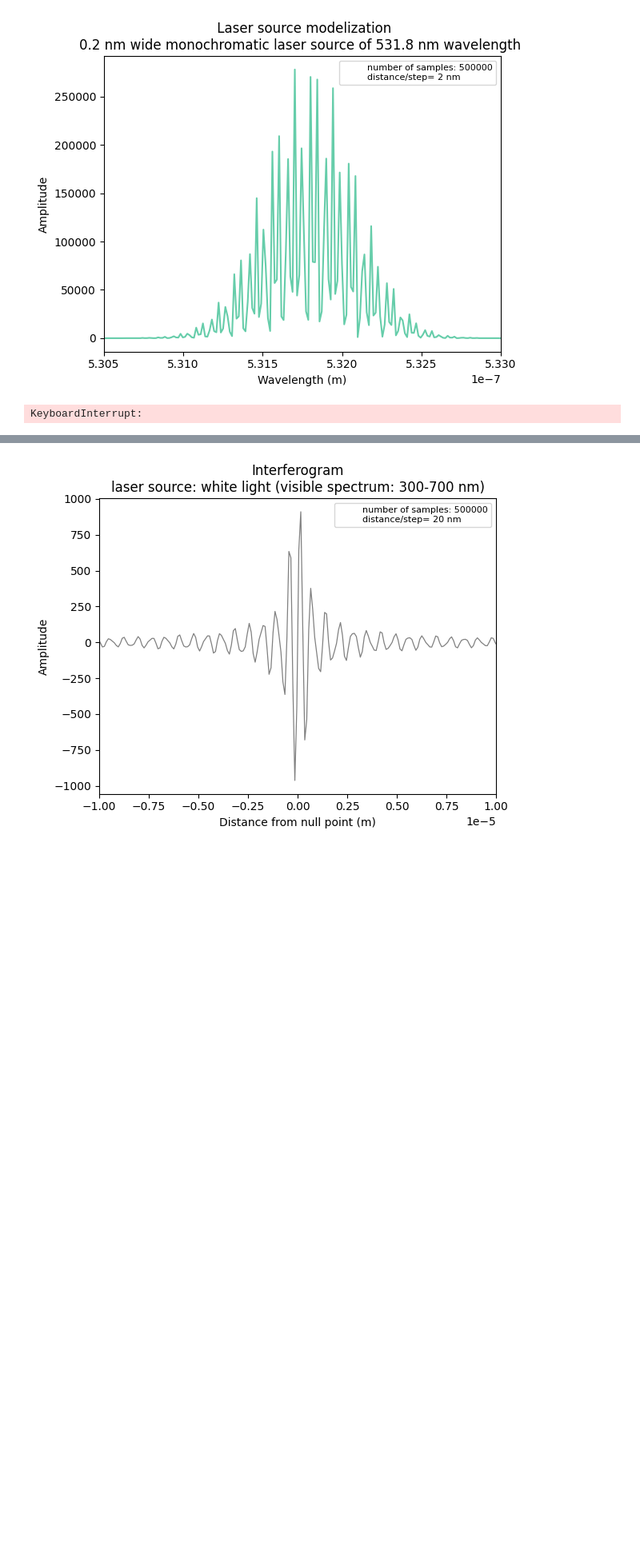
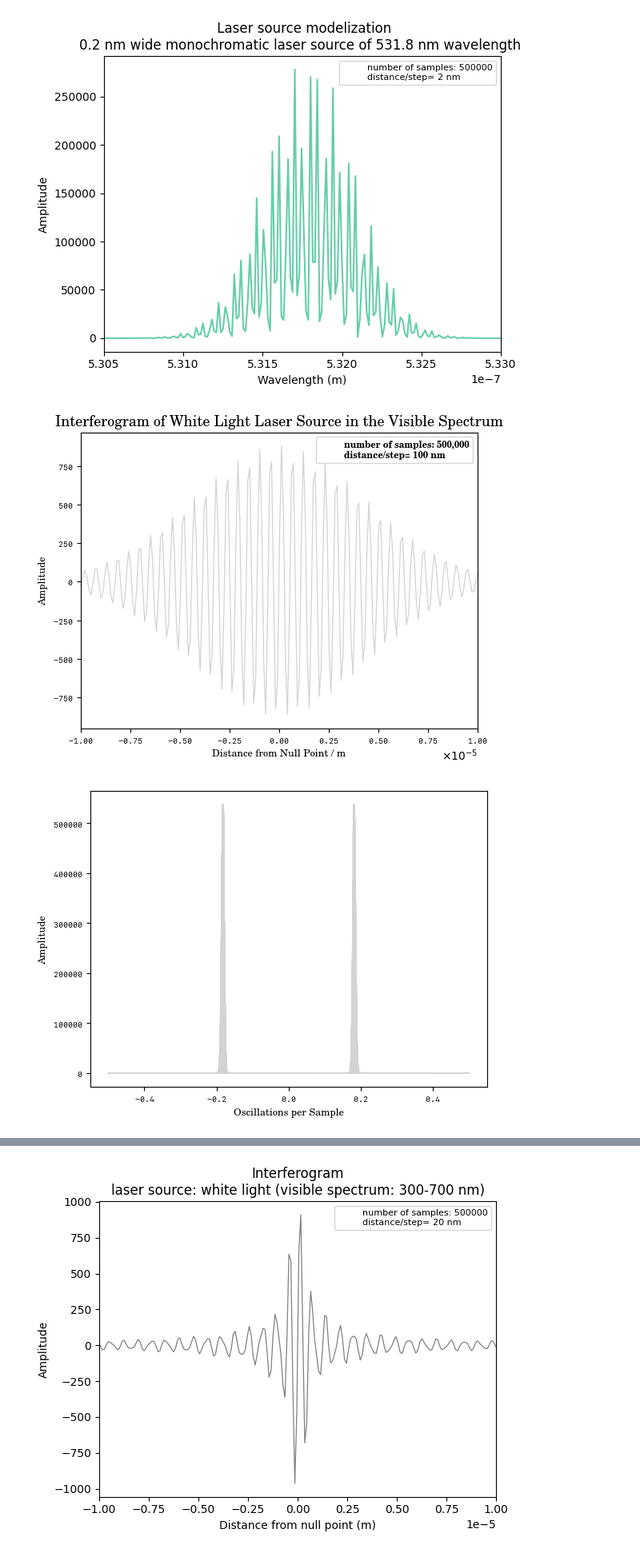
Before and after one commit to martin-he543/second-year-interferometry, a Jupyter notebook: task_3.ipynb, the cells around one changed output, grey strips where cells are left out. Shown at 80% size. Cells and saved outputs as stored; diff of their text form; code cells hidden in the pictures; blank space fills up the shorter version.

```diff
--- a/task_3.ipynb
+++ b/task_3.ipynb
@@ -1436,7 +1436,7 @@ y=np.zeros(shape=[len(x)]) #setting the array that will contain your results
 
 
 #white light
-y=add_line(x,y,550e-9,1,300e-9/np.sqrt(1500),3000)
+y=add_line(x,y,550e-9,1,300e-9/np.sqrt(15),30)
 
 #print(2.*np.pi/l2)
 
@@ -1468,31 +1468,32 @@ pl.plot(xf,np.abs(yf), color="lightgrey")
 pl.xlabel("Oscillations per Sample", **axesFont)
 pl.ylabel("Amplitude", **axesFont)
 pl.xticks(**ticksFont)
 pl.yticks(**ticksFont)
 pl.ticklabel_format(useMathText=True)
 
 # Now try to reconstruct the original wavelength spectrum
 # only take the positive part of the FT
 # need to go from oscillations per step to steps per oscillation
 # time the step size
 
 
 xx=xf[int(len(xf)/2+1):len(xf)]
 repx=dsamp/xx
 
 pl.figure(3)
 pl.plot(repx,abs(yf[int(len(xf)/2+1):len(xf)]),color="lightgrey")
 pl.title(" Model of White Light in the Visible Spectrum\n modulated by a Gaussian", **titleFont)
 pl.xlabel("Wavelength / m", **axesFont)
 pl.ylabel("Amplitude", **axesFont)
 pl.plot([],[],color="white", label="number of samples: 500,000\ndistance/step= 100 nm")
 pl.legend(fontsize=8, prop=font)
 pl.xlim(300*10**-9,800*10**-9)
 #pl.ylim(0,10000)
 pl.xticks(**ticksFont)
 pl.yticks(**ticksFont)
 pl.ticklabel_format(useMathText=True)
 
 pl.show()
 # %% [output]
-KeyboardInterrupt:
+[figure, added]
+[figure, added]
```
Also changed, not shown: parts of 1 cell of this notebook, 17 other files.
